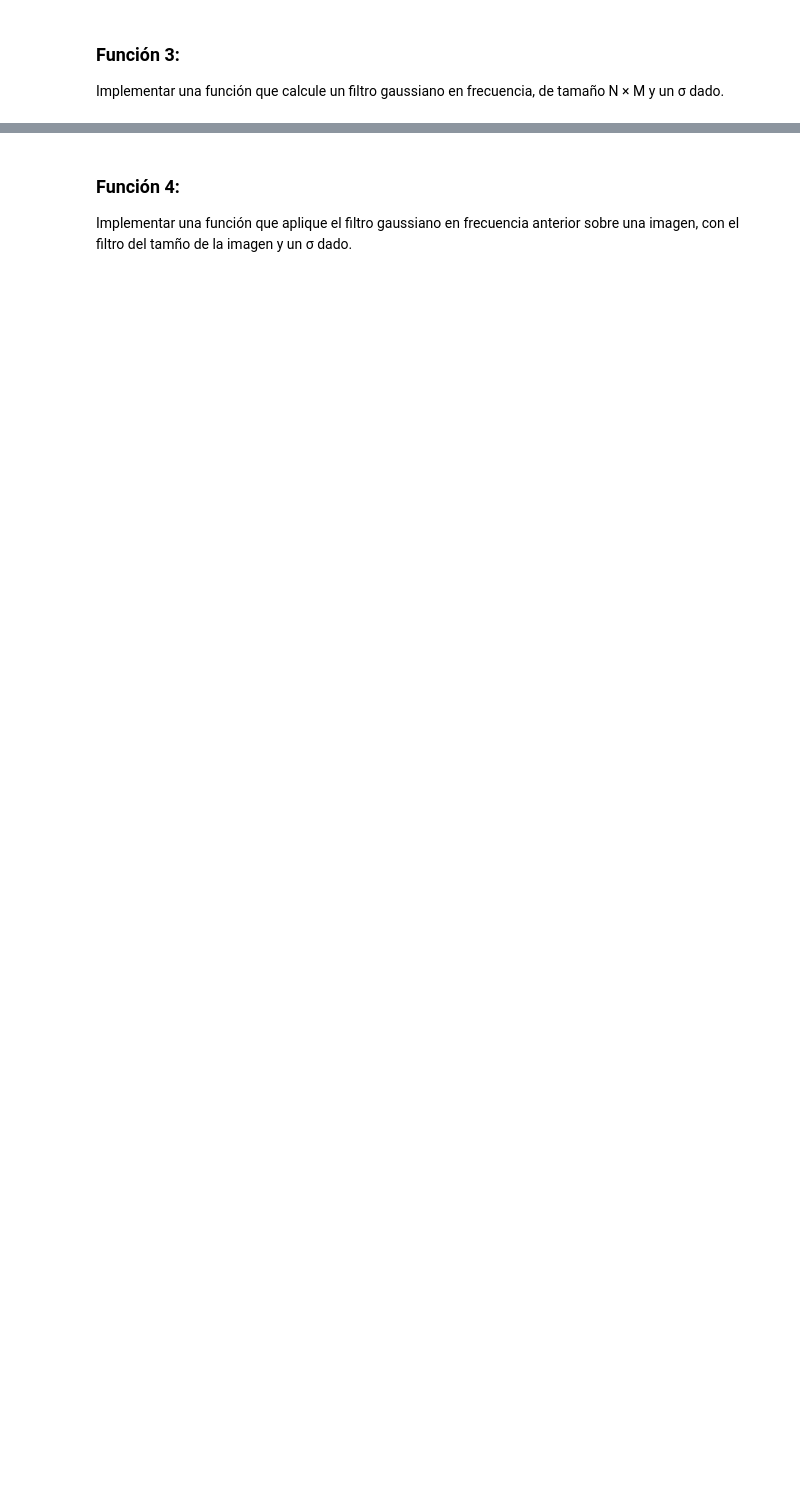
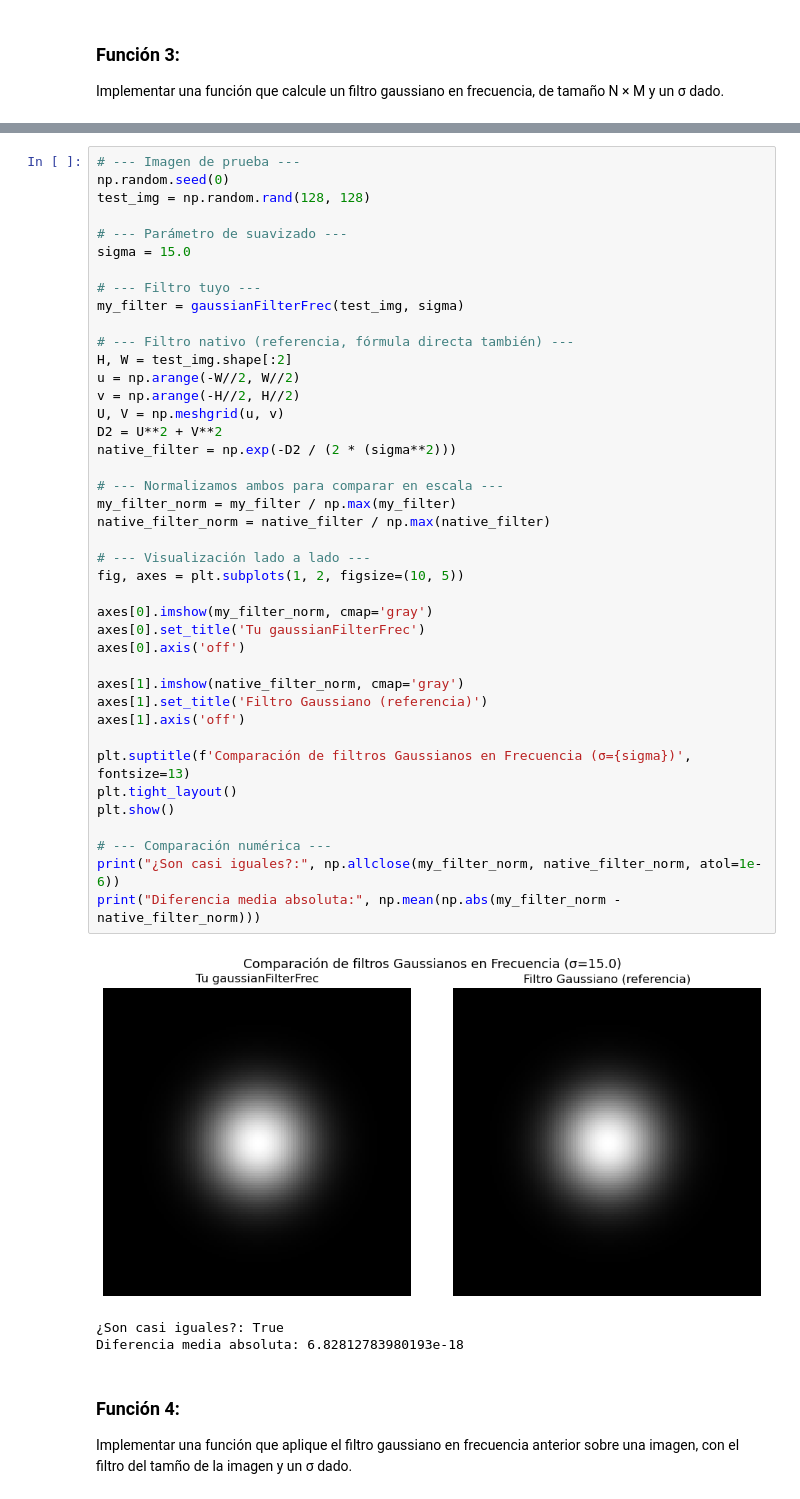
Before and after one commit to GuillermoBlancoNunez/PVC_p2_GuillermoBlancoNunez, a Jupyter notebook: P2_PVC_GuillermoBlancoNunez.ipynb, the cells around one changed output, grey strips where cells are left out. Drawn from its saved outputs; the diff is of its cells as text; blank space fills up the shorter version.

```diff
--- a/P2_PVC_GuillermoBlancoNunez.ipynb
+++ b/P2_PVC_GuillermoBlancoNunez.ipynb
@@ -94,3 +128,48 @@ plt.show()
+# %%
+# --- Imagen de prueba ---
+np.random.seed(0)
+test_img = np.random.rand(128, 128)
+
+# --- Parámetro de suavizado ---
+sigma = 15.0
+
+# --- Filtro tuyo ---
+my_filter = gaussianFilterFrec(test_img, sigma)
+
+# --- Filtro nativo (referencia, fórmula directa también) ---
+H, W = test_img.shape[:2]
+u = np.arange(-W//2, W//2)
+v = np.arange(-H//2, H//2)
+U, V = np.meshgrid(u, v)
+D2 = U**2 + V**2
+native_filter = np.exp(-D2 / (2 * (sigma**2)))
+
+# --- Normalizamos ambos para comparar en escala ---
+my_filter_norm = my_filter / np.max(my_filter)
+native_filter_norm = native_filter / np.max(native_filter)
+
+# --- Visualización lado a lado ---
+fig, axes = plt.subplots(1, 2, figsize=(10, 5))
+
+axes[0].imshow(my_filter_norm, cmap='gray')
+axes[0].set_title('Tu gaussianFilterFrec')
+axes[0].axis('off')
+
+axes[1].imshow(native_filter_norm, cmap='gray')
+axes[1].set_title('Filtro Gaussiano (referencia)')
+axes[1].axis('off')
+
+plt.suptitle(f'Comparación de filtros Gaussianos en Frecuencia (σ={sigma})', fontsize=13)
+plt.tight_layout()
+plt.show()
+
+# --- Comparación numérica ---
+print("¿Son casi iguales?:", np.allclose(my_filter_norm, native_filter_norm, atol=1e-6))
+print("Diferencia media absoluta:", np.mean(np.abs(my_filter_norm - native_filter_norm)))
+# %% [output]
+[figure, added]
+¿Son casi iguales?: True
+Diferencia media absoluta: 6.82812783980193e-18
 # %% [markdown]
 ###  Función 4:
 
```
Also changed, not shown: parts of 8 cells of this notebook.
